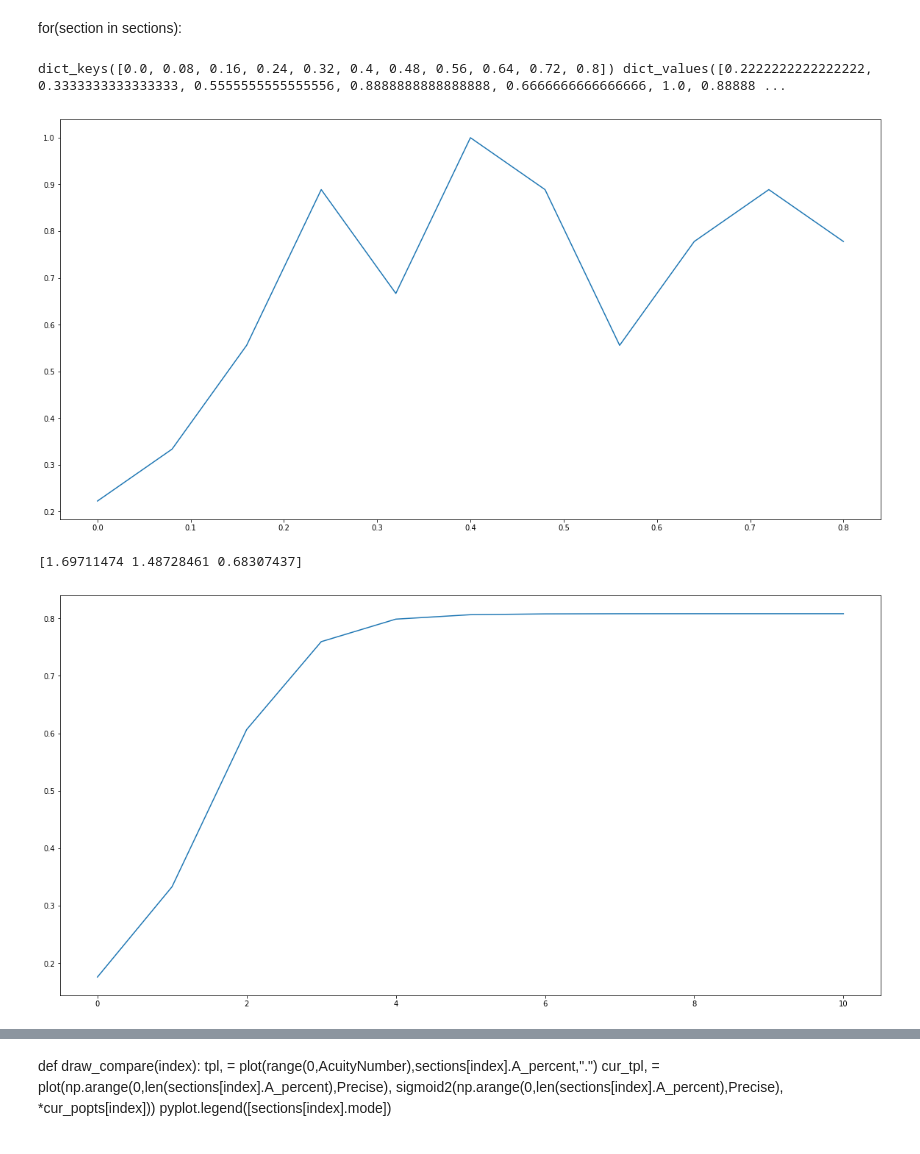
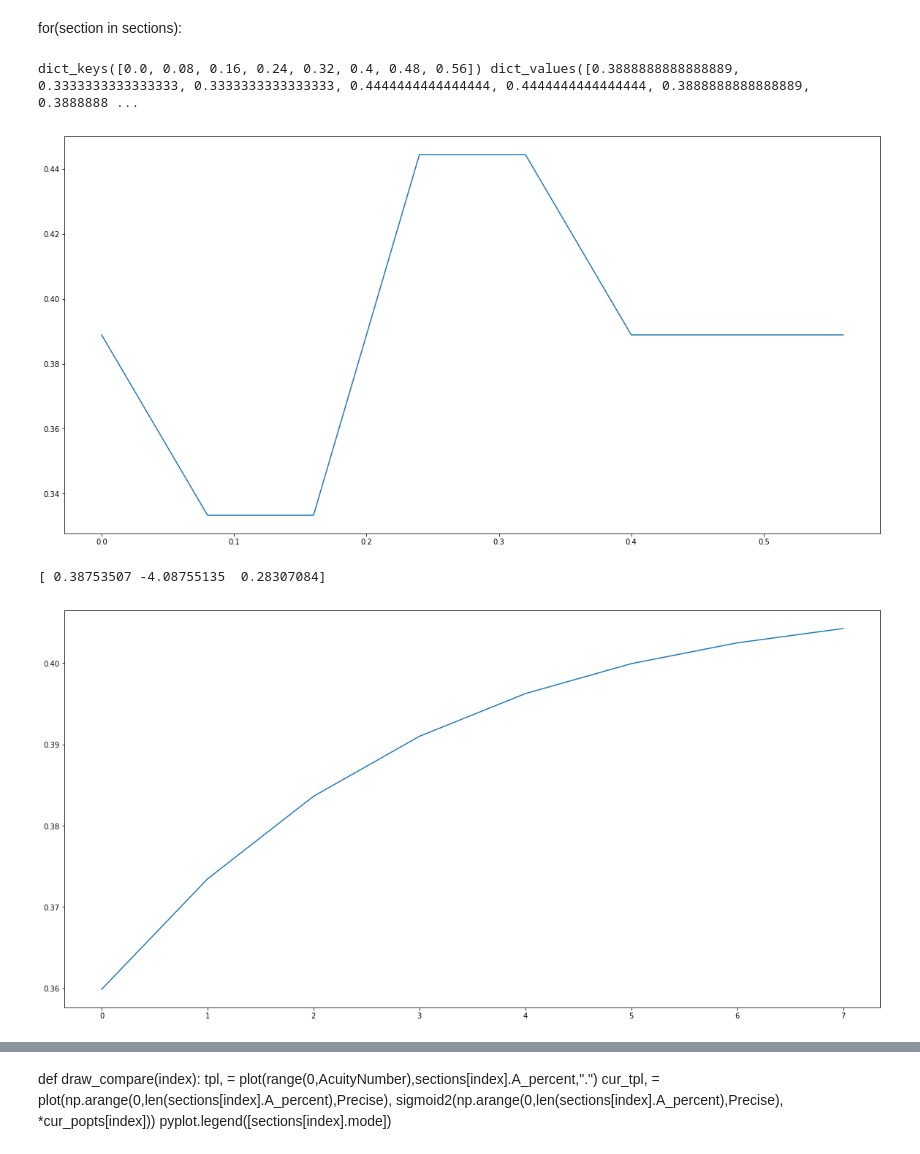
Before and after one commit to Vor2d/VORHead, a Jupyter notebook: DataAnalyzer/AcuityAnalyzer.ipynb, the cells around one changed output, grey strips where cells are left out. Drawn from its saved outputs; the diff is of its cells as text; code cells hidden in the pictures.

```diff
--- a/DataAnalyzer/AcuityAnalyzer.ipynb
+++ b/DataAnalyzer/AcuityAnalyzer.ipynb
@@ -7,6 +7,7 @@ from scipy.optimize import *
 pyplot.rcParams["figure.figsize"] = (20,10)
 # %%
 AcuityNumber = 10
+SectionNumber = 0
 # %%
 class Section:
 
@@ -16,7 +17,7 @@ class Section:
         self.A_total = [0]*AcuityNumber
         self.A_percent = [0]*AcuityNumber
         self.delay_dict_list = []
-        self.delay_repeat = 0
+        self.delay_repeat = 9
         self.delay_percent_list = []
         self.delay_dict = {}
         self.dir_dict = {}
@@ -64,8 +65,8 @@ def percent_cal(k,x0,y):
     return (loge1dym1)/(-k) + x0
 # %%
 path_name = "./data/"
-file_name = "AcuityLog_2019_07_19_04_45_23.txt"
-head_file_name = "JumpLog__2019_07_19_04_34_39.txt"
+file_name = "AcuityLog_2019_07_30_11_47_52.txt"
+head_file_name = "JumpLog__2019_07_30_11_47_52_1.txt"
 # %%
 file = open(path_name+file_name,"r")
 lines = file.readlines()
@@ -291,21 +276,21 @@ def plot_acuity():
     pyplot.legend(legends)
     #plines[0].remove()
 # %%
-for delay in sections[-1].delay_percent_list:
+for delay in sections[SectionNumber].delay_percent_list:
     print(delay.keys(),delay.values())
 # %% [output]
-dict_keys([0.0, 0.08, 0.16, 0.24, 0.32, 0.4, 0.48, 0.56, 0.64, 0.72, 0.8]) dict_values([0.2222222222222222, 0.3333333333333333, 0.5555555555555556, 0.8888888888888888, 0.6666666666666666, 1.0, 0.88888 ...
+dict_keys([0.0, 0.08, 0.16, 0.24, 0.32, 0.4, 0.48, 0.56]) dict_values([0.3888888888888889, 0.3333333333333333, 0.3333333333333333, 0.4444444444444444, 0.4444444444444444, 0.3888888888888889, 0.3888888 ...
 # %%
-if(len(sections[-1].delay_percent_list) > 0):
-    tpl, = plot(sections[-1].delay_percent_list[0].keys(),sections[-1].delay_percent_list[0].values())
+if(len(sections[SectionNumber].delay_percent_list) > 0):
+    tpl, = plot(sections[SectionNumber].delay_percent_list[0].keys(),sections[SectionNumber].delay_percent_list[0].values())
 # %% [output]
-[figure, old version]
+[figure, new version]
 # %%
-if(len(sections[-1].delay_percent_list) > 0):
-    DF_tpl,DF_popt = cur_fit(list(sections[-1].delay_percent_list[0].values()))
+if(len(sections[SectionNumber].delay_percent_list) > 0):
+    DF_tpl,DF_popt = cur_fit(list(sections[SectionNumber].delay_percent_list[0].values()))
 # %% [output]
-[1.69711474 1.48728461 0.68307437]
+[ 0.38753507 -4.08755135  0.28307084]
-[figure, old version]
+[figure, new version]
 # %%
 start = 60826
 end = 206593
```
Also changed, not shown: parts of 12 cells of this notebook, 15 other files.
